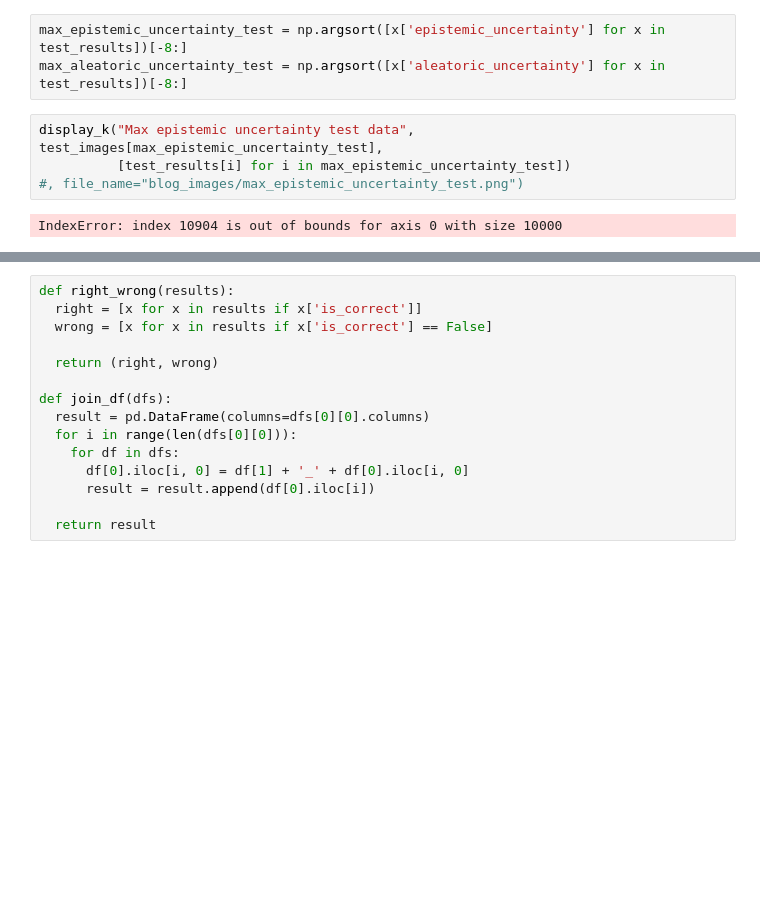
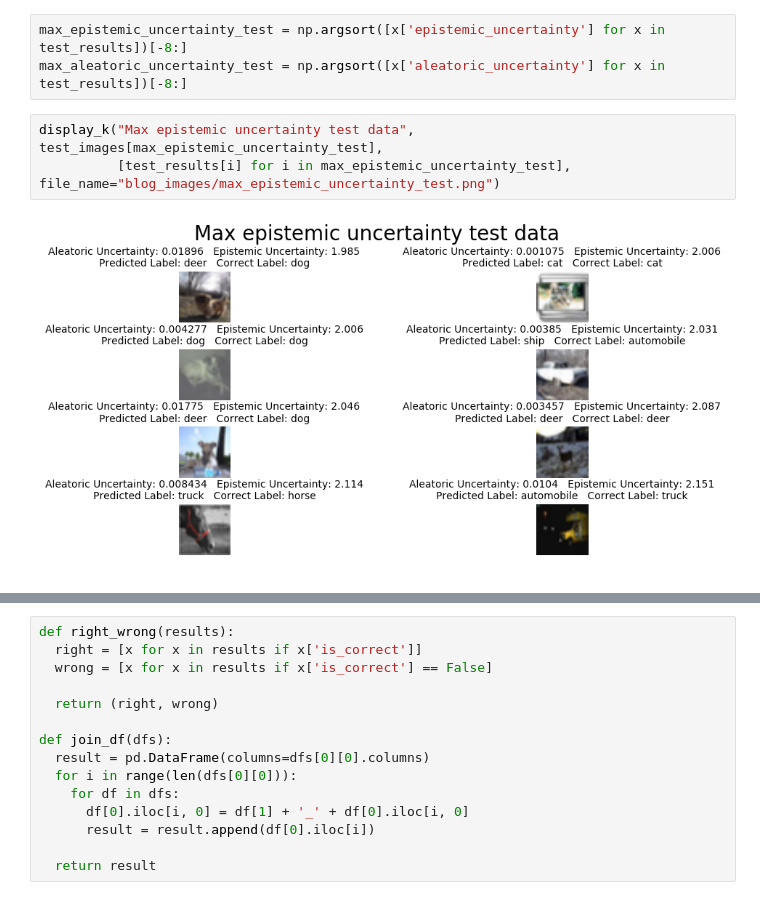
Before and after one commit to kyle-dorman/bayesian-neural-network-blogpost, a Jupyter notebook: scratchwork.ipynb, the cells around one changed output, grey strips where cells are left out. Drawn from its saved outputs; the diff is of its cells as text; blank space fills up the shorter version.

```diff
--- a/scratchwork.ipynb
+++ b/scratchwork.ipynb
@@ -158,9 +159,8 @@ max_epistemic_uncertainty_test = np.argsort([x['epistemic_uncertainty'] for x in
 max_aleatoric_uncertainty_test = np.argsort([x['aleatoric_uncertainty'] for x in test_results])[-8:]
 # %%
 display_k("Max epistemic uncertainty test data", test_images[max_epistemic_uncertainty_test],
-          [test_results[i] for i in max_epistemic_uncertainty_test])
-#, file_name="blog_images/max_epistemic_uncertainty_test.png")
+          [test_results[i] for i in max_epistemic_uncertainty_test], file_name="blog_images/max_epistemic_uncertainty_test.png")
 # %% [output]
-IndexError: index 10904 is out of bounds for axis 0 with size 10000
+[figure, added]
 # %%
 display_k("Max aleatoric uncertainty test data", test_images[max_aleatoric_uncertainty_test],
```
Also changed, not shown: parts of 28 cells of this notebook, 11 other files.
